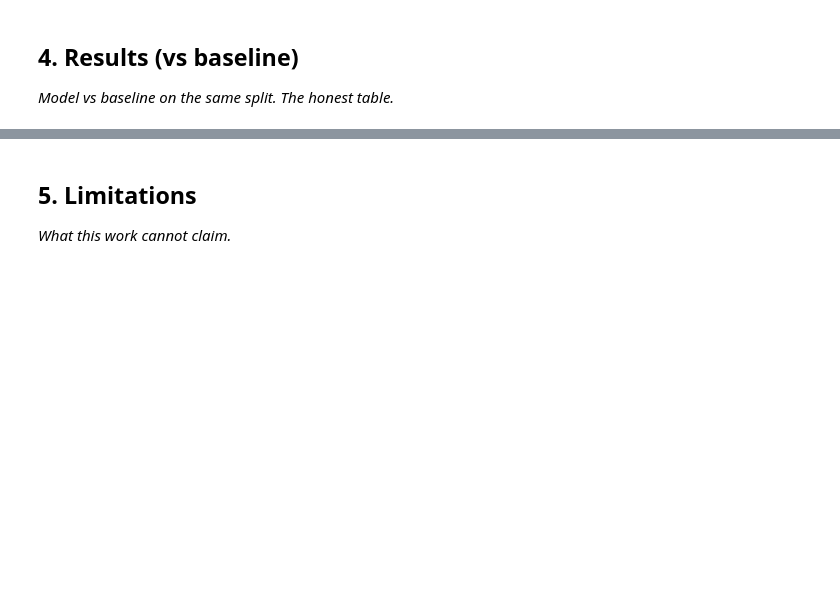
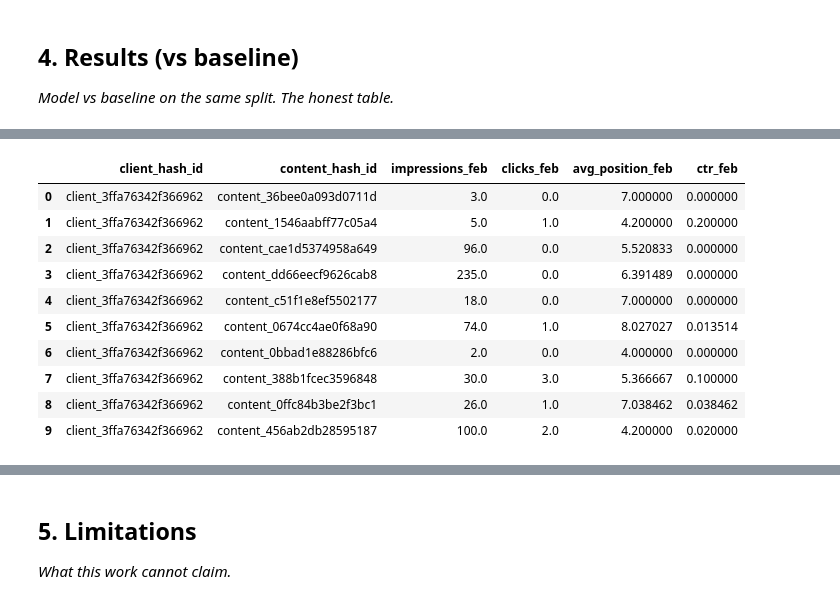
Before and after one commit to hacker3code/Flyrank-AI, a Jupyter notebook: work/notebooks/capstone.ipynb, the cells around one changed output, grey strips where cells are left out. Drawn from its saved outputs; the diff is of its cells as text; code cells hidden in the pictures; blank space fills up the shorter version.

```diff
--- a/work/notebooks/capstone.ipynb
+++ b/work/notebooks/capstone.ipynb
@@ -14,3 +82,22 @@ This skeleton is yours to fill. Work the sections **in order** — each one has
 ## 2. Data
 
 *Which release, which tables, date windows, what you excluded and why. Public-safe.*
+# %%
+import os
+import getpass
+import duckdb
+import pandas as pd
+import numpy as np
+
+token = getpass.getpass("Paste your Hugging Face READ token: ")
+
+assert token.startswith("hf_"), "Invalid Hugging Face token."
+
+os.environ["HF_TOKEN"] = token
+
+con = duckdb.connect()
+
+con.execute("INSTALL httpfs")
+con.execute("LOAD httpfs")
+
+print("Connected.")
@@ -24,0 +368,67 @@ This skeleton is yours to fill. Work the sections **in order** — each one has
+# %%
+# SECTION 4 — Baseline results
+# Rebuild the February feature frame so this section is self-contained.
+# No future-window data is used.
+
+baseline_data = con.sql(f"""
+WITH feb AS (
+    SELECT
+        client_hash_id,
+        content_hash_id,
+        SUM(gsc_impressions) AS impressions_feb,
+        SUM(gsc_clicks) AS clicks_feb,
+        SUM(gsc_sum_position) / NULLIF(SUM(gsc_impressions), 0)
+            AS avg_position_feb
+    FROM {FEB}
+    WHERE gsc_data_available IS TRUE
+    GROUP BY
+        client_hash_id,
+        content_hash_id
+)
+
+SELECT
+    client_hash_id,
+    content_hash_id,
+    impressions_feb,
+    clicks_feb,
+    avg_position_feb,
+    clicks_feb / NULLIF(impressions_feb, 0) AS ctr_feb
+FROM feb
+WHERE impressions_feb > 0
+""").df()
+
+print("BASELINE RESULTS")
+print("=" * 50)
+
+print("Decision rows:", len(baseline_data))
+
+print("\nBaseline inputs:")
+print("- February impressions")
+print("- February CTR")
+print("- February average position")
+
+print("\nBaseline reason code:")
+print("R1_CTR_POSITION_OPPORTUNITY")
+
+print("\nBaseline action:")
+print("PRIORITIZE_REVIEW")
+
+print("\nBaseline data preview:")
+display(baseline_data.head(10))
+
+print("\nInterpretation:")
+print(
+    "The baseline uses observed February CTR, search visibility, and "
+    "average position to identify pages for review. It is a transparent "
+    "decision-support benchmark, not a prediction of guaranteed improvement."
+)
+
+print("\nModel comparison status:")
+print(
+    "A model-versus-baseline metric will only be reported after a "
+    "future-window evaluation label is defined."
+)
+
+print("\nLeakage check:")
+print("PASS — only February decision-window variables are used here.")
+# %% [output]
@@ -24,0 +451,11 @@ This skeleton is yours to fill. Work the sections **in order** — each one has
+|  | client_hash_id | content_hash_id | impressions_feb | clicks_feb | avg_position_feb | ctr_feb |
+| 0 | client_3ffa76342f366962 | content_36bee0a093d0711d | 3.0 | 0.0 | 7.000000 | 0.000000 |
+| 1 | client_3ffa76342f366962 | content_1546aabff77c05a4 | 5.0 | 1.0 | 4.200000 | 0.200000 |
+| 2 | client_3ffa76342f366962 | content_cae1d5374958a649 | 96.0 | 0.0 | 5.520833 | 0.000000 |
+| 3 | client_3ffa76342f366962 | content_dd66eecf9626cab8 | 235.0 | 0.0 | 6.391489 | 0.000000 |
+| 4 | client_3ffa76342f366962 | content_c51f1e8ef5502177 | 18.0 | 0.0 | 7.000000 | 0.000000 |
+| 5 | client_3ffa76342f366962 | content_0674cc4ae0f68a90 | 74.0 | 1.0 | 8.027027 | 0.013514 |
+| 6 | client_3ffa76342f366962 | content_0bbad1e88286bfc6 | 2.0 | 0.0 | 4.000000 | 0.000000 |
+| 7 | client_3ffa76342f366962 | content_388b1fcec3596848 | 30.0 | 3.0 | 5.366667 | 0.100000 |
+| 8 | client_3ffa76342f366962 | content_0ffc84b3be2f3bc1 | 26.0 | 1.0 | 7.038462 | 0.038462 |
+| 9 | client_3ffa76342f366962 | content_456ab2db28595187 | 100.0 | 2.0 | 4.200000 | 0.020000 |
```
Also changed, not shown: parts of 17 cells of this notebook.
